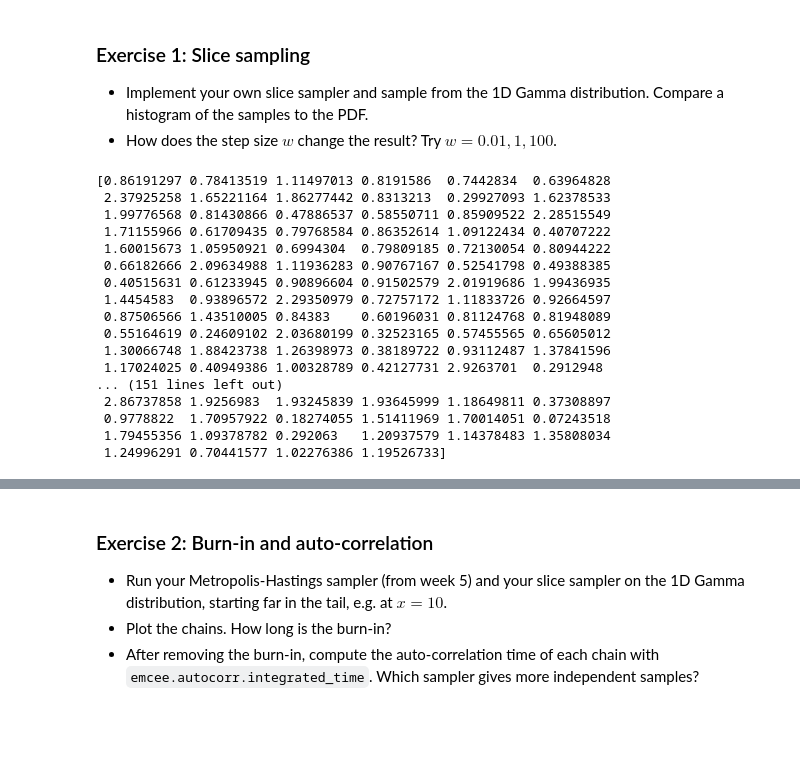
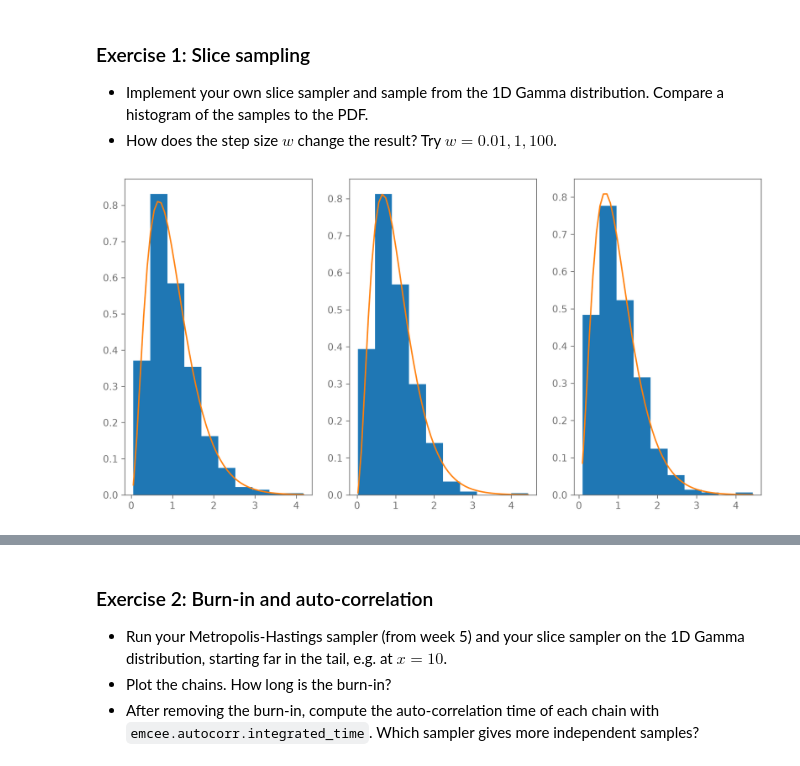
Before and after one commit to shimishimiaeshimiah/Bayesian-Stats-HS2026, a Jupyter notebook: exercise_mysolutions/week6_exercises_nested_and_slice_sampling.ipynb, the cells around one changed output, grey strips where cells are left out. Cells and saved outputs as stored; diff of their text form; code cells hidden in the pictures; blank space fills up the shorter version.

```diff
--- a/exercise_mysolutions/week6_exercises_nested_and_slice_sampling.ipynb
+++ b/exercise_mysolutions/week6_exercises_nested_and_slice_sampling.ipynb
@@ -134,25 +134,18 @@ def slice_sampler(target, x0, n_samples, step_size):
         samples[i] = x_t
 
     return samples
+# %%
+def compare(w=0.1, axis=None):
+    if axis != None: plt.axes(ax)
+    samples = slice_sampler(target_dist_1d, 1., 1000, 0.01)
+    x = np.linspace(samples.min(), samples.max())
+
+    plt.hist(samples, density=True)
+    plt.plot(x, target_dist_1d.pdf(x))
 # %%
-samples = slice_sampler(target_dist_1d, 1., 1000, 0.01)
+_, axes = plt.subplots(1,3, figsize=(12,6))
+
+for w, ax in zip([0.01, 1, 100], axes):
+    compare(w, ax)
+# %% [output]
+[figure, added]
-# %%
-print(samples)
-# %% [output]
-[0.86191297 0.78413519 1.11497013 0.8191586  0.7442834  0.63964828
- 2.37925258 1.65221164 1.86277442 0.8313213  0.29927093 1.62378533
- 1.99776568 0.81430866 0.47886537 0.58550711 0.85909522 2.28515549
- 1.71155966 0.61709435 0.79768584 0.86352614 1.09122434 0.40707222
- 1.60015673 1.05950921 0.6994304  0.79809185 0.72130054 0.80944222
- 0.66182666 2.09634988 1.11936283 0.90767167 0.52541798 0.49388385
- 0.40515631 0.61233945 0.90896604 0.91502579 2.01919686 1.99436935
- 1.4454583  0.93896572 2.29350979 0.72757172 1.11833726 0.92664597
- 0.87506566 1.43510005 0.84383    0.60196031 0.81124768 0.81948089
- 0.55164619 0.24609102 2.03680199 0.32523165 0.57455565 0.65605012
- 1.30066748 1.88423738 1.26398973 0.38189722 0.93112487 1.37841596
- 1.17024025 0.40949386 1.00328789 0.42127731 2.9263701  0.2912948
-... (151 lines left out)
- 2.86737858 1.9256983  1.93245839 1.93645999 1.18649811 0.37308897
- 0.9778822  1.70957922 0.18274055 1.51411969 1.70014051 0.07243518
- 1.79455356 1.09378782 0.292063   1.20937579 1.14378483 1.35808034
- 1.24996291 0.70441577 1.02276386 1.19526733]
```
Also changed, not shown: parts of 1 cell of this notebook.
